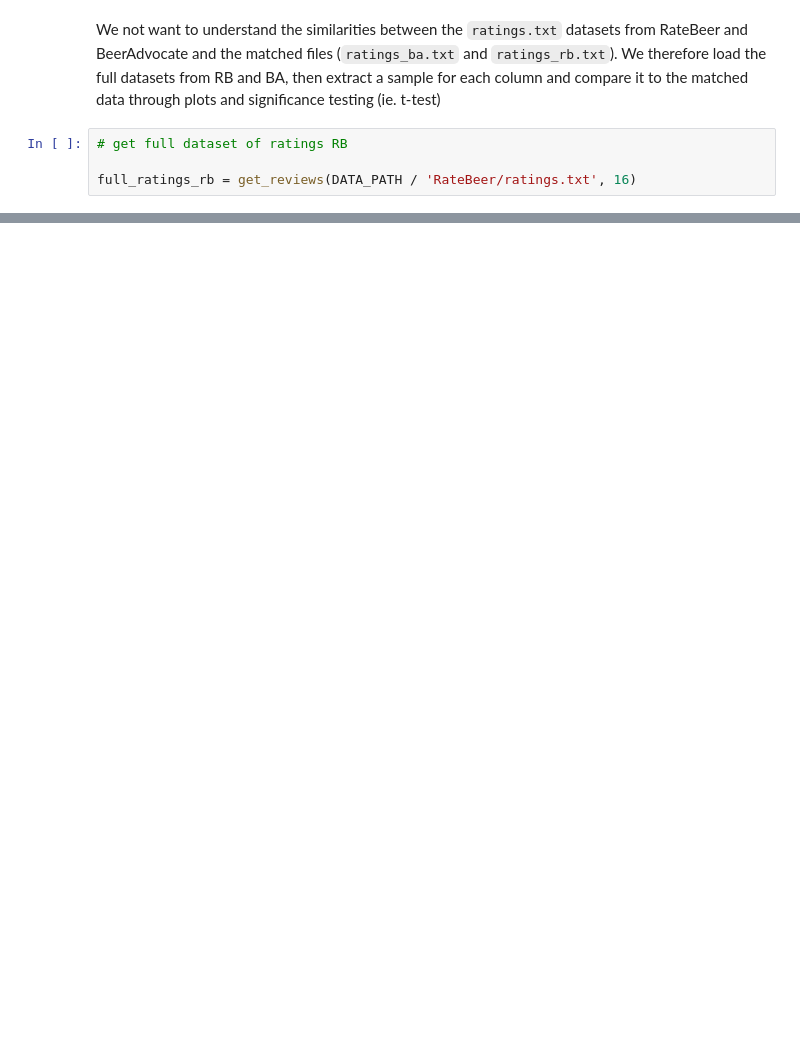
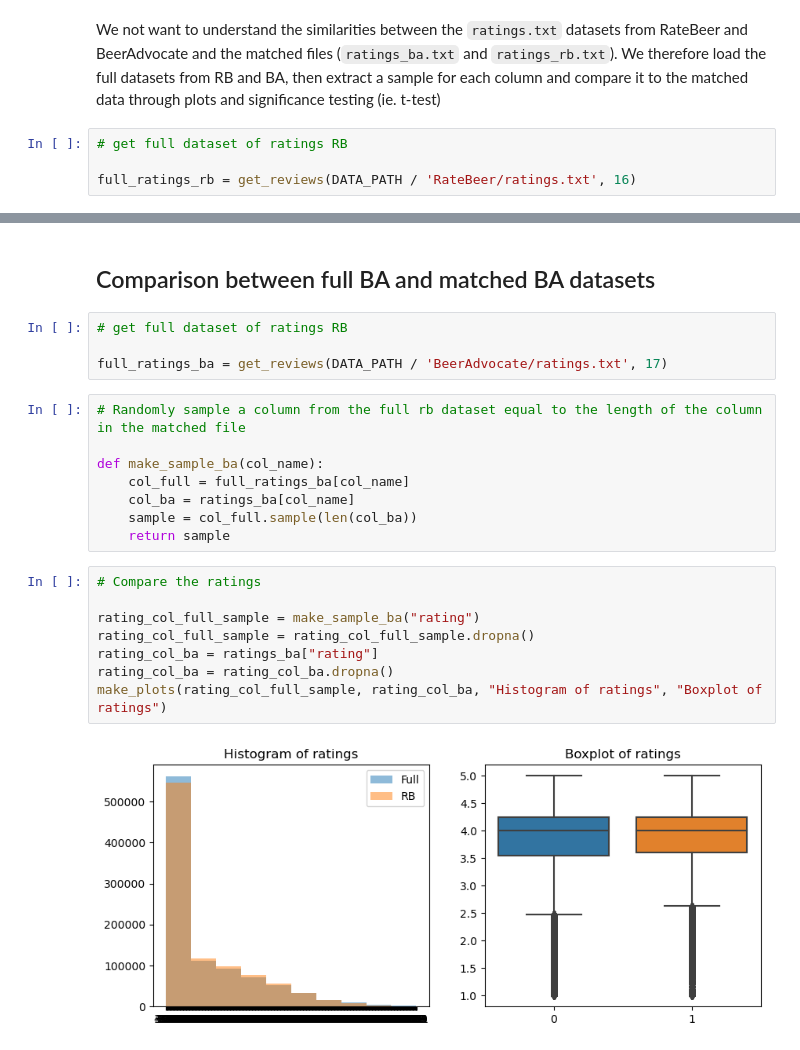
Before and after one commit to epfl-ada/ada-2023-project-riskybiscuits, a Jupyter notebook: example_notebook.ipynb, the cells around one changed output, grey strips where cells are left out. Cells and saved outputs as stored; diff of their text form; blank space fills up the shorter version.

```diff
--- a/example_notebook.ipynb
+++ b/example_notebook.ipynb
@@ -415,0 +429,24 @@ The null hypothesis is rejected, the mean overall rating between the sample and
+# %% [markdown]
+## Comparison between full BA and matched BA datasets
+# %%
+# get full dataset of ratings RB
+
+full_ratings_ba = get_reviews(DATA_PATH / 'BeerAdvocate/ratings.txt', 17)
+# %%
+# Randomly sample a column from the full rb dataset equal to the length of the column in the matched file
+
+def make_sample_ba(col_name):
+    col_full = full_ratings_ba[col_name]
+    col_ba = ratings_ba[col_name]
+    sample = col_full.sample(len(col_ba))
+    return sample
+# %%
+# Compare the ratings
+
+rating_col_full_sample = make_sample_ba("rating")
+rating_col_full_sample = rating_col_full_sample.dropna()
+rating_col_ba = ratings_ba["rating"]
+rating_col_ba = rating_col_ba.dropna()
+make_plots(rating_col_full_sample, rating_col_ba, "Histogram of ratings", "Boxplot of ratings")
+# %% [output]
+[figure, added]
```
Also changed, not shown: parts of 34 cells of this notebook.
